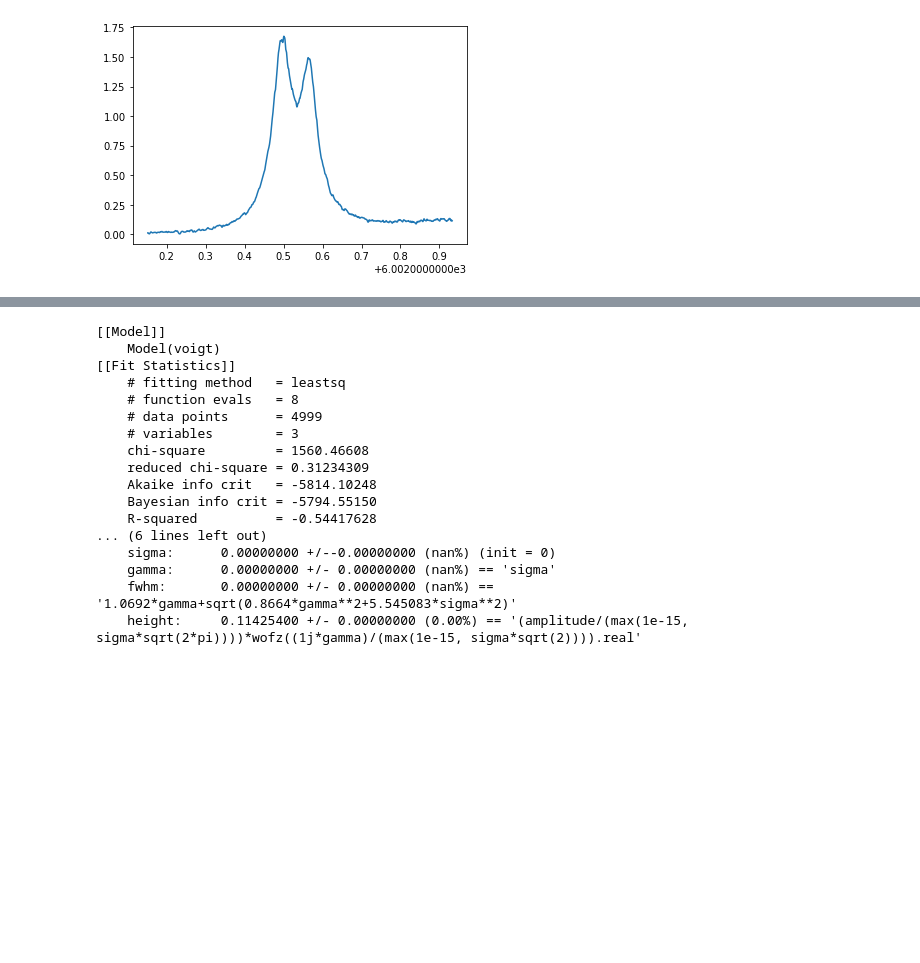
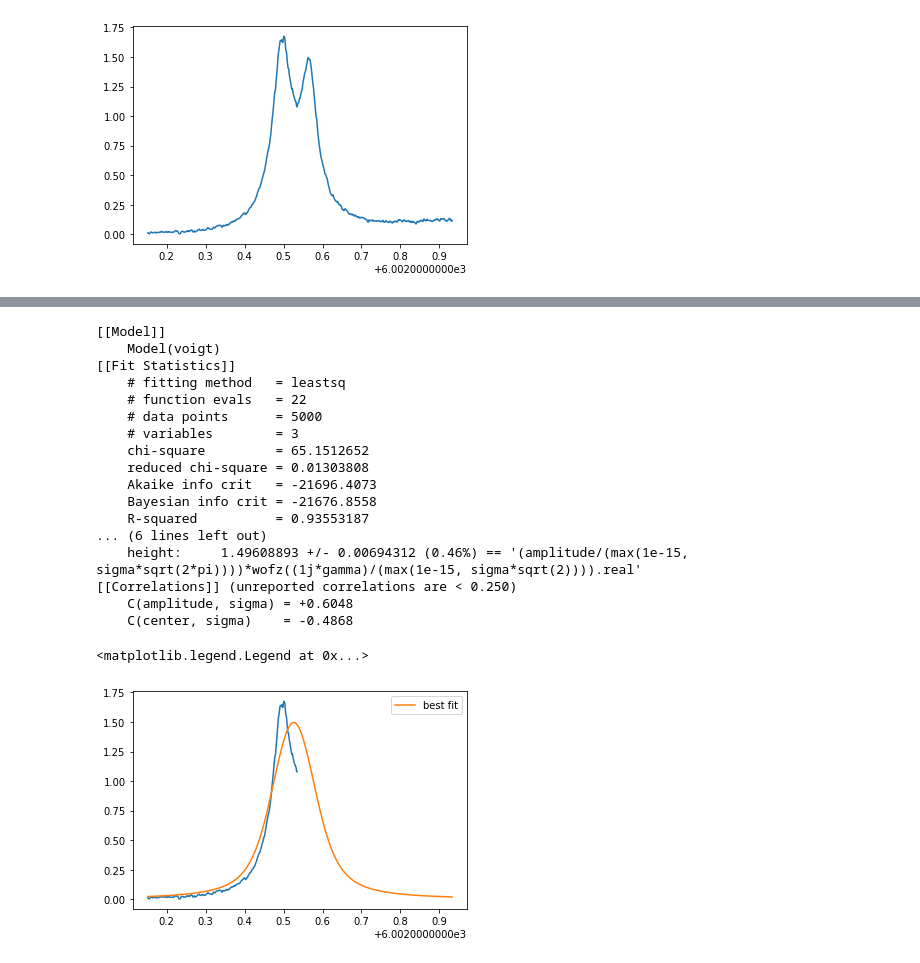
Before and after one commit to ben-sappey/code-astro-group12, a Jupyter notebook: test.ipynb, the cells around one changed output, grey strips where cells are left out. Saved outputs shown, nothing was run; the diff lists cells and outputs as text; code cells hidden in the pictures; blank space fills up the shorter version.

```diff
--- a/test.ipynb
+++ b/test.ipynb
@@ -64,27 +56,36 @@ Using matplotlib backend: MacOSX
 # %%
+
 
 mod = VoigtModel()
 
-pars = mod.guess(y, x=x)
+pars = mod.guess(y_crop, x=x_crop)
+
 out = mod.fit(y, pars, x=x)
 
 print(out.fit_report(min_correl=0.25))
+fig, axes = plt.subplots()
+axes.plot(x_crop, y_crop)
+# axes.plot(x_crop, init, '--', label='initial fit')
+axes.plot(x, out.best_fit, '-', label='best fit')
+axes.legend()
 # %% [output]
 [[Model]]
     Model(voigt)
 [[Fit Statistics]]
     # fitting method   = leastsq
-    # function evals   = 8
-    # data points      = 4999
+    # function evals   = 22
+    # data points      = 5000
     # variables        = 3
-    chi-square         = 1560.46608
-    reduced chi-square = 0.31234309
-    Akaike info crit   = -5814.10248
-    Bayesian info crit = -5794.55150
-    R-squared          = -0.54417628
+    chi-square         = 65.1512652
+    reduced chi-square = 0.01303808
+    Akaike info crit   = -21696.4073
+    Bayesian info crit = -21676.8558
+    R-squared          = 0.93553187
 ... (6 lines left out)
-    sigma:      0.00000000 +/--0.00000000 (nan%) (init = 0)
-    gamma:      0.00000000 +/- 0.00000000 (nan%) == 'sigma'
-    fwhm:       0.00000000 +/- 0.00000000 (nan%) == '1.0692*gamma+sqrt(0.8664*gamma**2+5.545083*sigma**2)'
-    height:     0.11425400 +/- 0.00000000 (0.00%) == '(amplitude/(max(1e-15, sigma*sqrt(2*pi))))*wofz((1j*gamma)/(max(1e-15, sigma*sqrt(2)))).real'
+    height:     1.49608893 +/- 0.00694312 (0.46%) == '(amplitude/(max(1e-15, sigma*sqrt(2*pi))))*wofz((1j*gamma)/(max(1e-15, sigma*sqrt(2)))).real'
+[[Correlations]] (unreported correlations are < 0.250)
+    C(amplitude, sigma) = +0.6048
+    C(center, sigma)    = -0.4868
+<matplotlib.legend.Legend at 0x...>
+[figure, added]
 # %%
```
Also changed, not shown: parts of 9 cells of this notebook, 4 other files.
